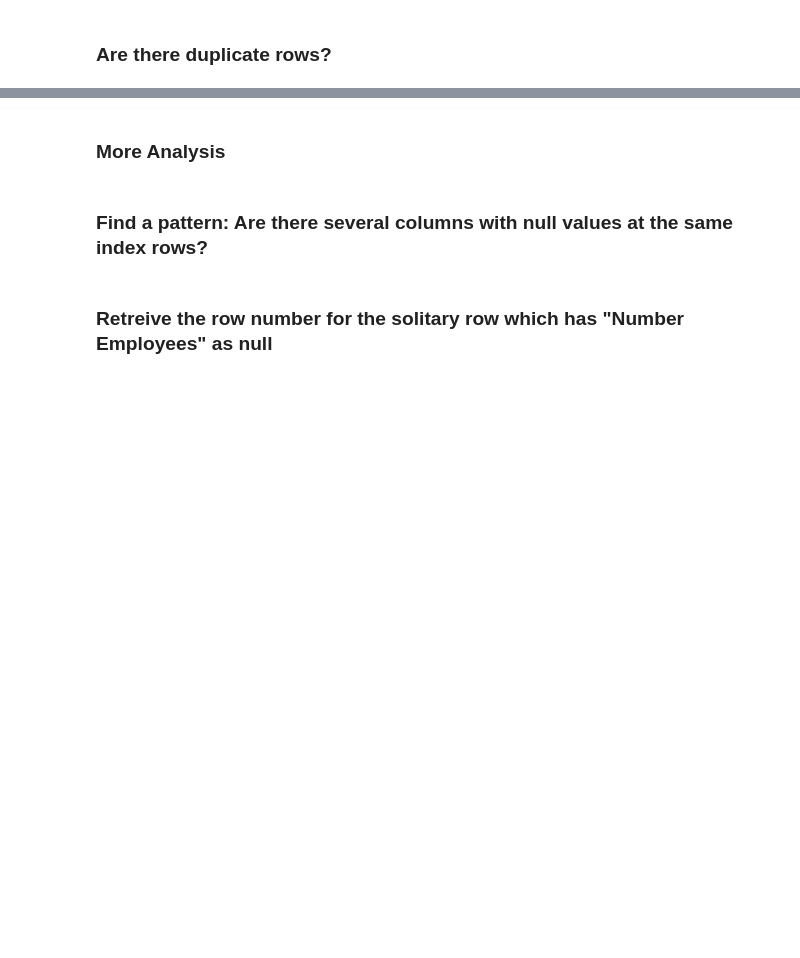
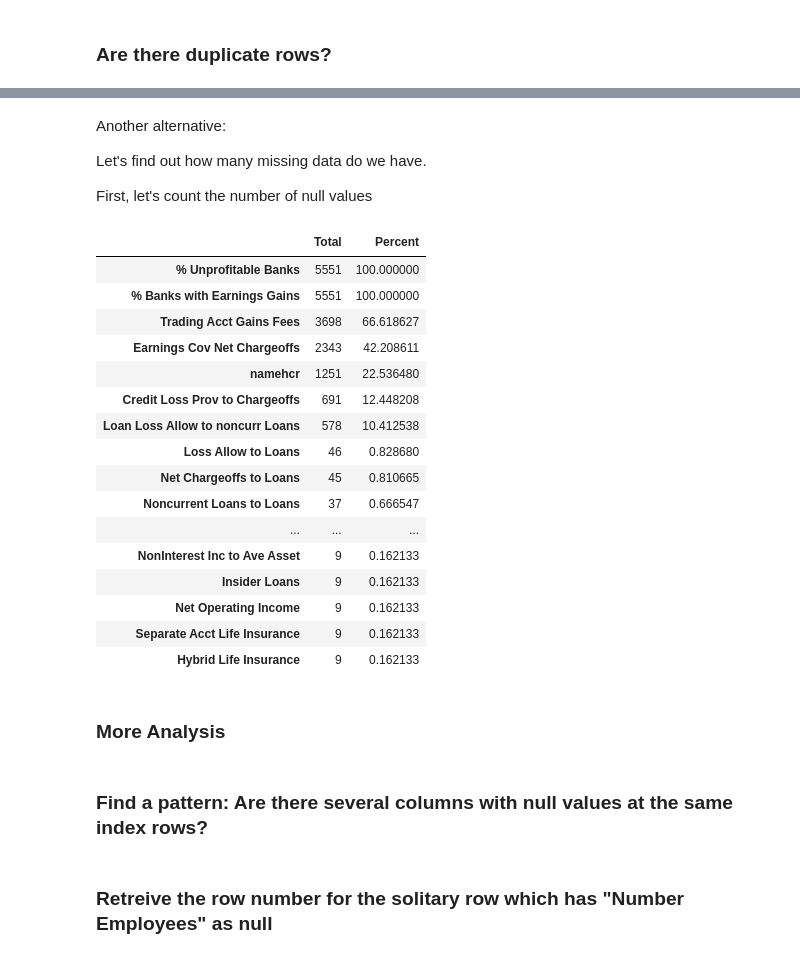
Before and after one commit to victorbizpetrol/ds-project, a Jupyter notebook: Data_Cleaning.ipynb, the cells around one changed output, grey strips where cells are left out. Saved outputs shown, nothing was run; the diff lists cells and outputs as text; code cells hidden in the pictures; blank space fills up the shorter version.

```diff
--- a/Data_Cleaning.ipynb
+++ b/Data_Cleaning.ipynb
@@ -34,13 +139,34 @@ null_df.isnull().sum().sort_values(ascending=False)
+# %% [markdown]
+Another alternative:
+
+Let's find out how many missing data do we have.
+
+First, let's count the number of null values
 # %%
-# Let's find out how missing data do we have
-
-# First, let's count the number of null values
 total = null_df.isnull().sum().sort_values(ascending=False)
 # Then, let's calculate the percentage of missing data per feature
-percent = (null_df.isnull().sum()/null_df.isnull().count()).sort_values(ascending=False)
+percent = (null_df.isnull().sum()/null_df.isnull().count()).sort_values(ascending=False)*100
 # Finally, let's concatenate Total and Percent into another dataframe
 missing_data = pd.concat([total, percent], axis=1, keys=['Total', 'Percent'])
 missing_data.head(30)
+# %% [output]
+|  | Total | Percent |
+| % Unprofitable Banks | 5551 | 100.000000 |
+| % Banks with Earnings Gains | 5551 | 100.000000 |
+| Trading Acct Gains Fees | 3698 | 66.618627 |
+| Earnings Cov Net Chargeoffs | 2343 | 42.208611 |
+| namehcr | 1251 | 22.536480 |
+| Credit Loss Prov to Chargeoffs | 691 | 12.448208 |
+| Loan Loss Allow to noncurr Loans | 578 | 10.412538 |
+| Loss Allow to Loans | 46 | 0.828680 |
+| Net Chargeoffs to Loans | 45 | 0.810665 |
+| Noncurrent Loans to Loans | 37 | 0.666547 |
+| ... | ... | ... |
+| NonInterest Inc to Ave Asset | 9 | 0.162133 |
+| Insider Loans | 9 | 0.162133 |
+| Net Operating Income | 9 | 0.162133 |
+| Separate Acct Life Insurance | 9 | 0.162133 |
+| Hybrid Life Insurance | 9 | 0.162133 |
 # %% [markdown]
 
 ### **More Analysis**
```
Also changed, not shown: parts of 77 cells of this notebook, 2 other files.
